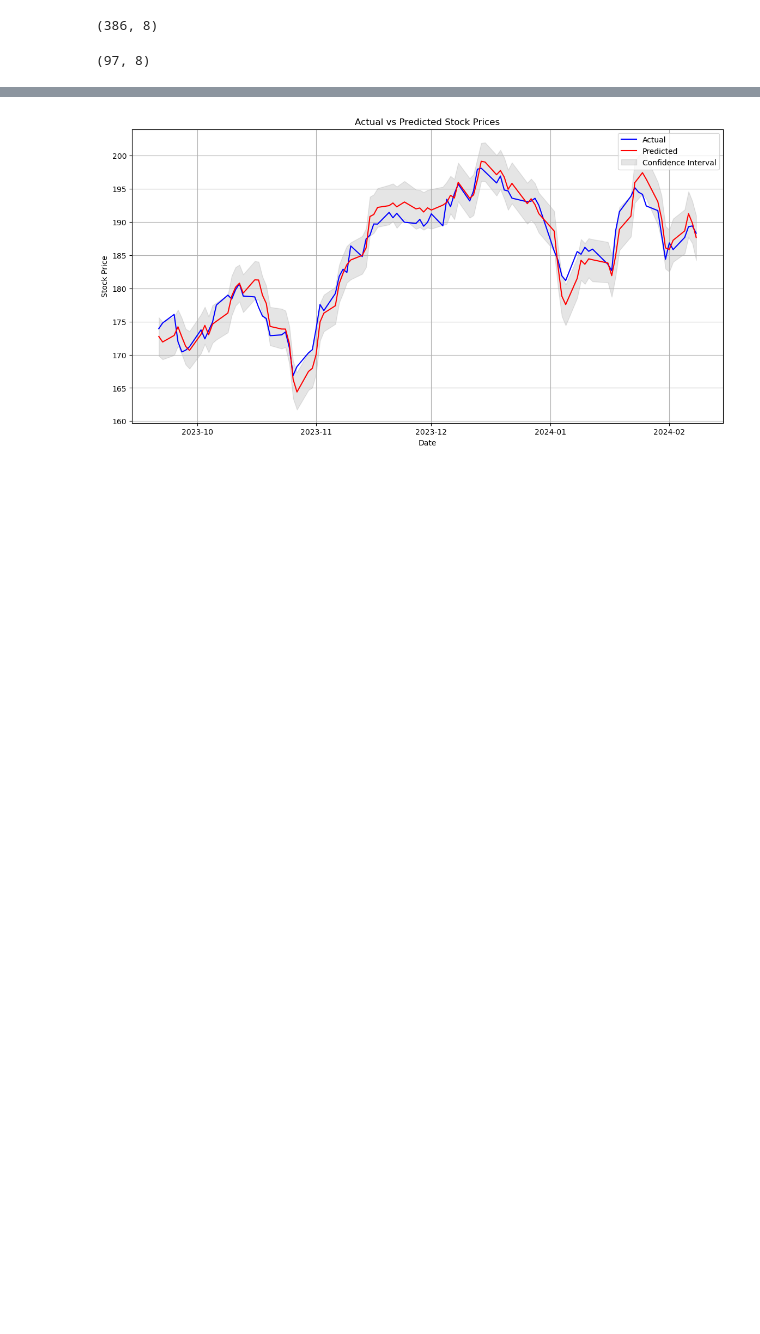
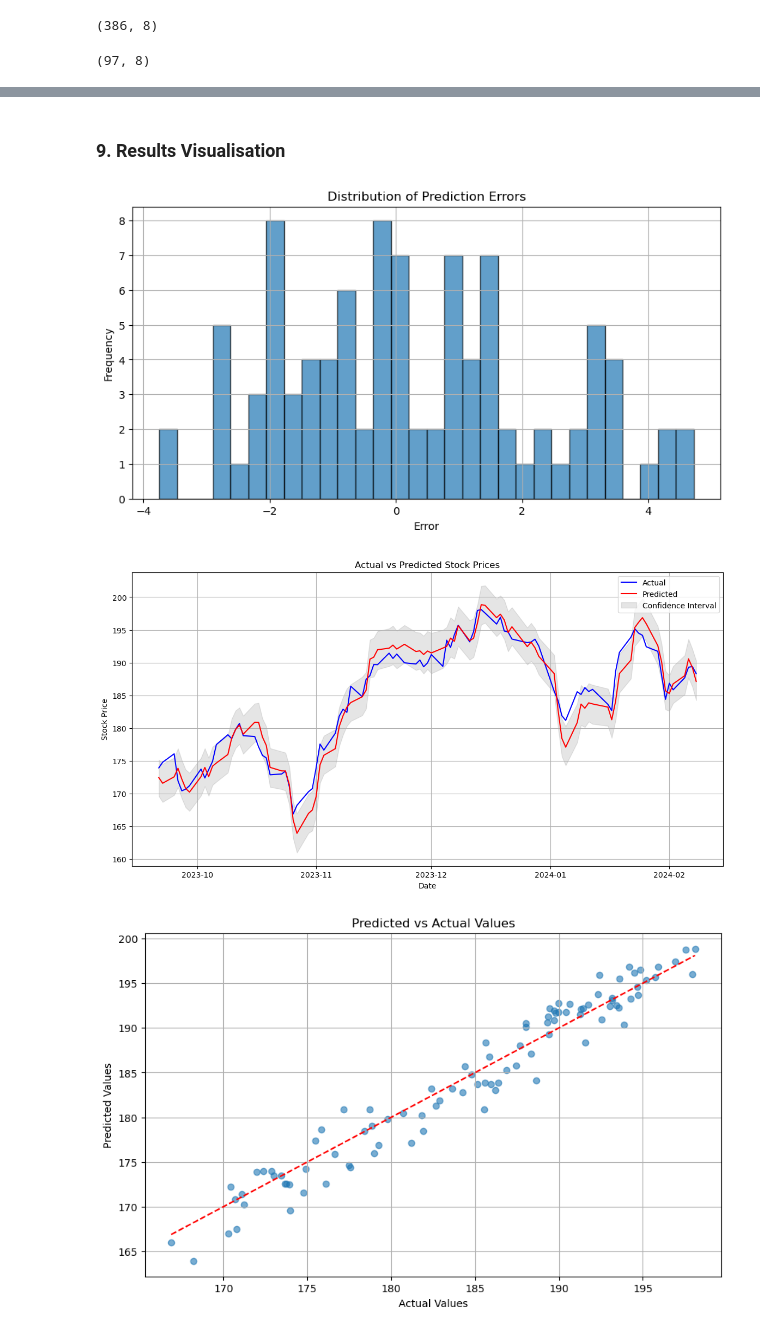
Before and after one commit to kahbelank/Investment-Chatbot, a Jupyter notebook: Machine Learning/test_FBProphet_2Yr.ipynb, the cells around one changed output, grey strips where cells are left out. Cells and saved outputs as stored; diff of their text form; code cells hidden in the pictures; blank space fills up the shorter version.

```diff
--- a/Machine Learning/test_FBProphet_2Yr.ipynb
+++ b/Machine Learning/test_FBProphet_2Yr.ipynb
@@ -182,0 +207,13 @@ plot_cross_validation_metric(cv_results, metric='coverage')
+# %%
+model = Prophet(changepoint_prior_scale=best_params['changepoint_prior_scale'],
+                seasonality_prior_scale=best_params['seasonality_prior_scale'])
+for col in ['SMA_10', 'RSI_14', 'Upper_Band', 'Lower_Band', 'Close_1', 'Close_2']:
+    model.add_regressor(col)
+model.fit(train)
+
+# Step 7: Make Predictions
+future = test[['ds']].copy()
+for col in ['SMA_10', 'RSI_14', 'Upper_Band', 'Lower_Band', 'Close_1', 'Close_2']:
+    future[col] = test[col]
+
+forecast = model.predict(future)
@@ -229,14 +260,38 @@ Root Mean Squared Error: 1.986199334960813
+# %% [markdown]
+### 9. Results Visualisation
 # %%
-# Plot the actual vs predicted values
+# Error distribution plot
+errors = merged_forecast['y'] - merged_forecast['yhat']
+plt.figure(figsize=(10, 5))
+plt.hist(errors, bins=30, edgecolor='k', alpha=0.7)
+plt.title('Distribution of Prediction Errors')
+plt.xlabel('Error')
+plt.ylabel('Frequency')
+plt.grid(True)
+plt.show()
+
+# Actual vs Predicted plot
 plt.figure(figsize=(14, 7))
-plt.plot(merged_forecast['ds'], merged_forecast['y'], label='Actual', color='blue')
-plt.plot(merged_forecast['ds'], merged_forecast['yhat'], label='Predicted', color='red')
-plt.fill_between(merged_forecast['ds'], merged_forecast['yhat_lower'], merged_forecast['yhat_upper'], color='gray', alpha=0.2, label='Confidence Interval')
+plt.plot(test['ds'], y_true, label='Actual', color='blue')
+plt.plot(test['ds'], y_pred, label='Predicted', color='red')
+plt.fill_between(test['ds'], forecast['yhat_lower'], forecast['yhat_upper'], color='gray', alpha=0.2, label='Confidence Interval')
 plt.title('Actual vs Predicted Stock Prices')
 plt.xlabel('Date')
 plt.ylabel('Stock Price')
 plt.legend()
 plt.grid(True)
 plt.show()
+
+# Scatter plot of predicted vs actual values
+plt.figure(figsize=(10, 6))
+plt.scatter(y_true, y_pred, alpha=0.6)
+plt.plot([min(y_true), max(y_true)], [min(y_true), max(y_true)], color='red', linestyle='--')
+plt.title('Predicted vs Actual Values')
+plt.xlabel('Actual Values')
+plt.ylabel('Predicted Values')
+plt.grid(True)
+plt.show()
 # %% [output]
-[figure, old version]
+[figure, new version]
+[figure, added]
+[figure, added]
```
Also changed, not shown: parts of 21 cells of this notebook.
